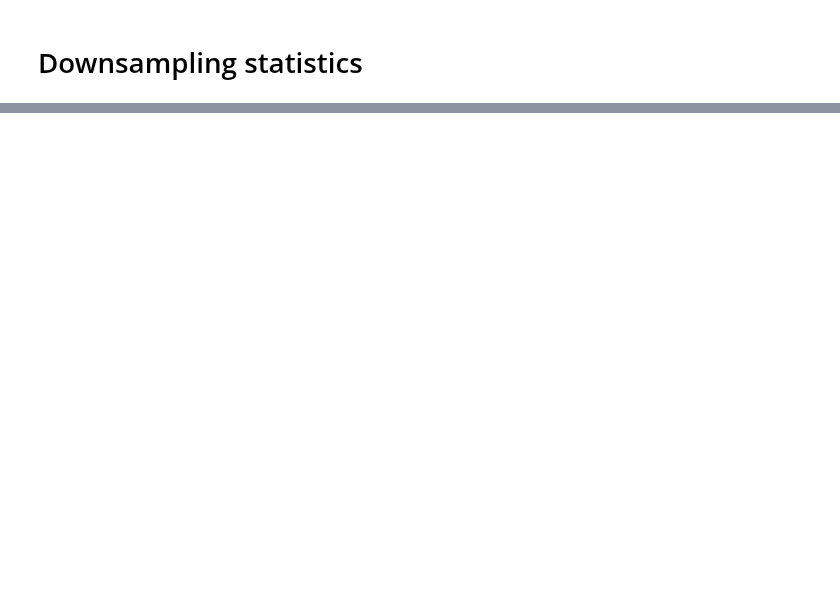
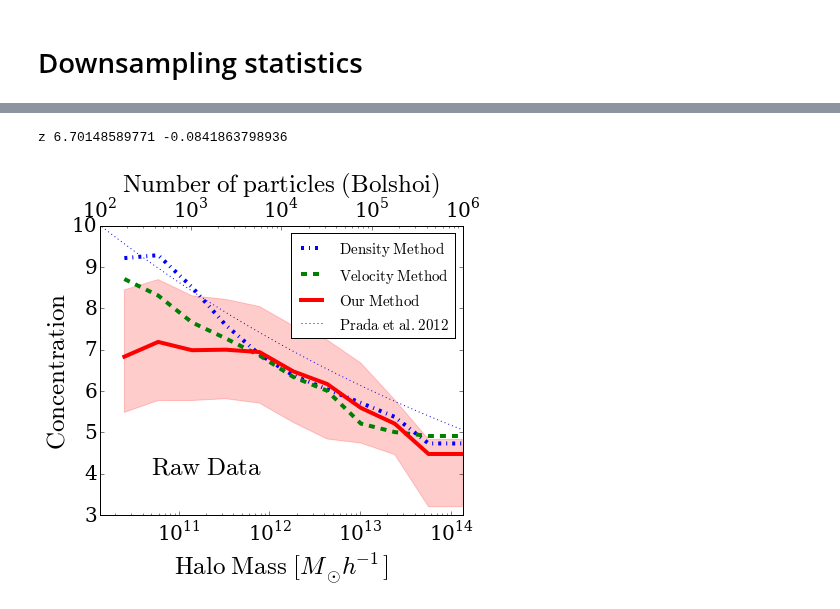
Before and after one commit to astroandes/MACH, a Jupyter notebook: plots/ComparisonPlots.ipynb, the cells around one changed output, grey strips where cells are left out. Cells and saved outputs as stored; diff of their text form; code cells hidden in the pictures; blank space fills up the shorter version.

```diff
--- a/plots/ComparisonPlots.ipynb
+++ b/plots/ComparisonPlots.ipynb
@@ -100,0 +274,58 @@ def enlarge_labels(ax,fsize):
+# %%
+fig = plt.figure(figsize=(6.5,6.0))
+ax = plt.axes()
+
+enlarge_labels(ax,20)
+
+estilos = ['-.', '--', '-']
+colores = ['blue', 'green', 'red']
+origen = ['$\mathrm{Density\ Method}$','$\mathrm{Velocity\ Method}$','$\mathrm{Our\ Method}$']
+for i in range(3):
+    ax.plot(10**mid_log_mass_interval,conc_median[:,i],colores[i],lw=4,linestyle=estilos[i], label=origen[i])
+
+ax.fill_between(10**mid_log_mass_interval,conc_down[:,2], conc_up[:,2], color=colores[2], alpha=0.2)
+
+#for i in range(3):
+
+#ax.plot(10**mid_log_mass_interval_MD,conc_median_MD[:,2],'blue',lw=4,linestyle=estilos[2])
+#ax.fill_between(10**mid_log_mass_interval_MD,conc_down_MD[:,2], conc_up_MD[:,2], color='blue', alpha=0.2)
+
+#datos de prada
+log_mass_range = np.linspace(9.0, 15.0, 100)
+conc_theory = 7.28 * (10**log_mass_range/(1.0E12))**-0.074
+ax.plot(10**log_mass_range, conc_theory,label='$\mathrm{Prada\ et\ al.\ 2012}$', linestyle=':')
+
+#fit
+z = np.polyfit((mid_log_mass_interval[3:] - 12.0), np.log10(conc_median[3:,2]), 1)
+print "z", 10**z[1], z[0]
+
+#datos del fit
+# log_mass_range = np.linspace(10.0, 15.0, 100)
+# conc_theory = 10**z[1]*(10**log_mass_range/(1E12))**z[0]
+# ax.plot(10**log_mass_range, conc_theory,label='$\mathrm{nuestro}$')
+
+min_part = 1E2
+max_part = 1E6
+ax.legend(loc=1, borderaxespad=0.5, prop={'size':15})
+plt.xlim([min_part*bolshoi_particle_mass,max_part*bolshoi_particle_mass])
+#ax.plot(mid_log_mass_interval-np.log10(particle_mass),conc_median[:,0], lw=0)
+ax.set_ylim([3,10.0])
+#ax.set_yscale('log')
+
+ax2 = ax.twiny()
+enlarge_labels(ax2,20)
+
+plt.subplots_adjust(bottom=0.18, top=0.85)
+ax2.set_xscale('log')
+ax2.set_xlim([min_part,max_part])
+ax2.set_ylim([3,10.0])
+
+ax2.set_xlabel('$\mathrm{Number\ of\ particles\ (Bolshoi)}$',fontsize=25)
+ax.set_xscale('log')
+ax.set_xlabel('$\mathrm{Halo\ Mass}\ [M_{\odot} h^{-1}]$',fontsize=25)
+ax.set_ylabel('$\mathrm{Concentration}$',fontsize=25)
+ax.text(5E10, 4, r'$\mathrm{Raw\ Data}$', fontsize=25)
+plt.savefig('../paper/concentration_bolshoi.pdf', bbox_inches='tight')
+# %% [output]
+z 6.70148589771 -0.0841863798936
+[figure, added]
```
Also changed, not shown: parts of 22 cells of this notebook.
